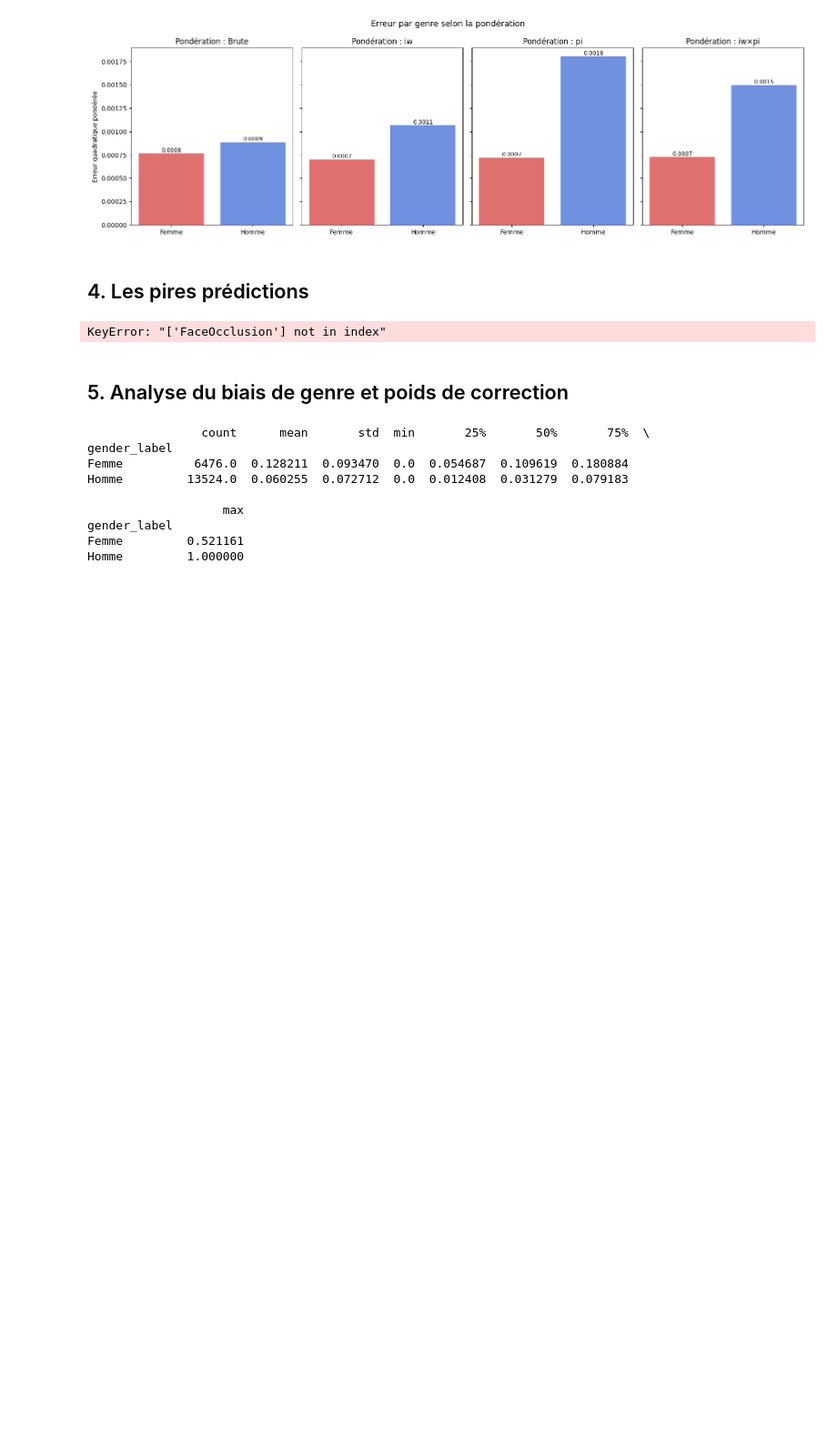
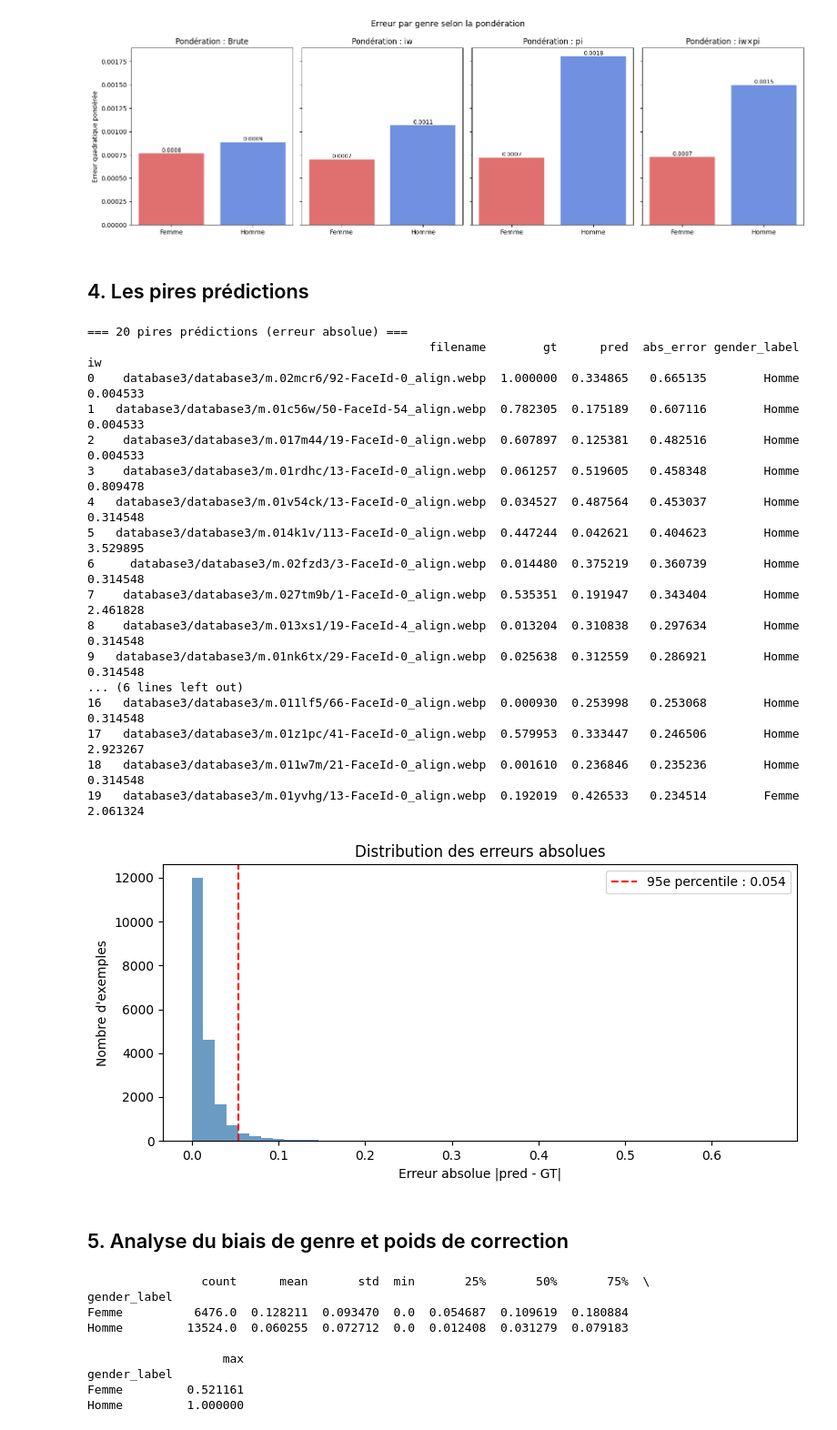
Before and after one commit to wjan244/DataChallenge2026, a Jupyter notebook: notebooks/diagnostic_dinov3.ipynb, the cells around one changed output. Shown at 91% size. Cells and saved outputs as stored; diff of their text form; code cells hidden in the pictures; blank space fills up the shorter version.

Commit message:
clean read for publish v0

```diff
--- a/notebooks/diagnostic_dinov3.ipynb
+++ b/notebooks/diagnostic_dinov3.ipynb
@@ -8,7 +8,7 @@ import matplotlib.pyplot as plt
 import matplotlib.gridspec as gridspec
 
 # --- Chargement ---
-df = pd.read_csv('../val_examples.csv')
+df = pd.read_csv('../data/results/val_examples.csv')
 
 # --- Colonnes dérivées ---
 df['pi']       = 1/30 + df['gt']          # poids label
@@ -155,24 +155,41 @@ Score     : 0.00188
 ## 4. Les pires prédictions
 # %%
 df['abs_error'] = np.abs(df['pred'] - df['gt'])
-worst = df.nlargest(20, 'abs_error')[['filename', 'FaceOcclusion', 'pred', 'abs_error', 'gender_label', 'iw']]
+worst = df.nlargest(20, 'abs_error')[['filename', 'gt', 'pred', 'abs_error', 'gender_label', 'iw']]
 worst = worst.reset_index(drop=True)
 print("=== 20 pires prédictions (erreur absolue) ===")
 print(worst.to_string())
 
 # Distribution des erreurs absolues
 fig, ax = plt.subplots(figsize=(8, 4))
 ax.hist(df['abs_error'], bins=50, color='steelblue', alpha=0.8)
 ax.axvline(df['abs_error'].quantile(0.95), color='red', linestyle='--',
            label=f'95e percentile : {df["abs_error"].quantile(0.95):.3f}')
 ax.set_xlabel('Erreur absolue |pred - GT|')
 ax.set_ylabel('Nombre d\'exemples')
 ax.set_title('Distribution des erreurs absolues')
 ax.legend()
 plt.tight_layout()
 plt.show()
 # %% [output]
-KeyError: "['FaceOcclusion'] not in index"
+=== 20 pires prédictions (erreur absolue) ===
+                                                filename        gt      pred  abs_error gender_label        iw
+0    database3/database3/m.02mcr6/92-FaceId-0_align.webp  1.000000  0.334865   0.665135        Homme  0.004533
+1   database3/database3/m.01c56w/50-FaceId-54_align.webp  0.782305  0.175189   0.607116        Homme  0.004533
+2    database3/database3/m.017m44/19-FaceId-0_align.webp  0.607897  0.125381   0.482516        Homme  0.004533
+3    database3/database3/m.01rdhc/13-FaceId-0_align.webp  0.061257  0.519605   0.458348        Homme  0.809478
+4   database3/database3/m.01v54ck/13-FaceId-0_align.webp  0.034527  0.487564   0.453037        Homme  0.314548
+5   database3/database3/m.014k1v/113-FaceId-0_align.webp  0.447244  0.042621   0.404623        Homme  3.529895
+6     database3/database3/m.02fzd3/3-FaceId-0_align.webp  0.014480  0.375219   0.360739        Homme  0.314548
+7    database3/database3/m.027tm9b/1-FaceId-0_align.webp  0.535351  0.191947   0.343404        Homme  2.461828
+8    database3/database3/m.013xs1/19-FaceId-4_align.webp  0.013204  0.310838   0.297634        Homme  0.314548
+9   database3/database3/m.01nk6tx/29-FaceId-0_align.webp  0.025638  0.312559   0.286921        Homme  0.314548
+... (6 lines left out)
+16   database3/database3/m.011lf5/66-FaceId-0_align.webp  0.000930  0.253998   0.253068        Homme  0.314548
+17   database3/database3/m.01z1pc/41-FaceId-0_align.webp  0.579953  0.333447   0.246506        Homme  2.923267
+18   database3/database3/m.011w7m/21-FaceId-0_align.webp  0.001610  0.236846   0.235236        Homme  0.314548
+19   database3/database3/m.01yvhg/13-FaceId-0_align.webp  0.192019  0.426533   0.234514        Femme  2.061324
+[figure, added]
 # %% [markdown]
 ## 5. Analyse du biais de genre et poids de correction
 # %%
```
Also changed, not shown: parts of 1 cell of this notebook, 14 other files.
